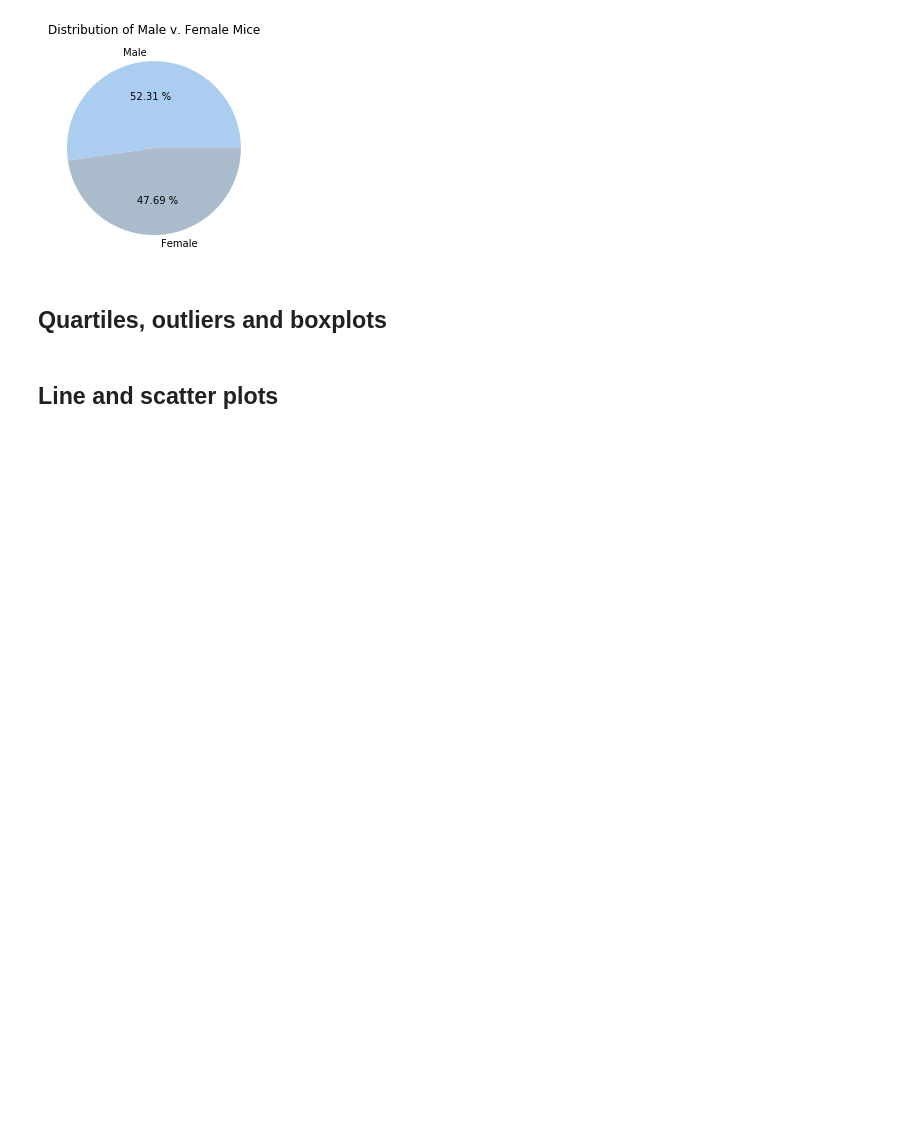
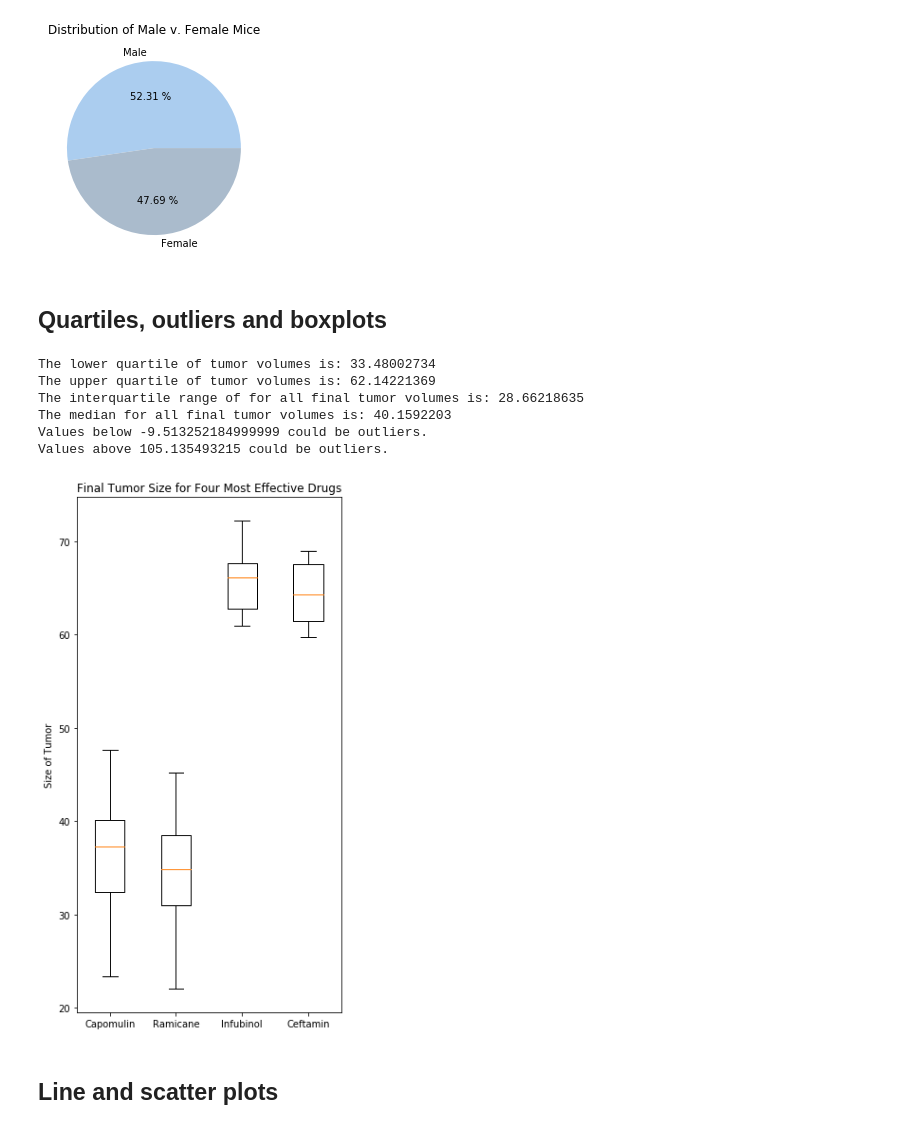
Before and after one commit to alecslaney/matplotlib_hw, a Jupyter notebook: Pymaceuticals/pymaceuticals_notebook.ipynb, the cells around one changed output. Drawn from its saved outputs; the diff is of its cells as text; code cells hidden in the pictures; blank space fills up the shorter version.

Commit message:
Added boxplot and IQR calculations

```diff
--- a/Pymaceuticals/pymaceuticals_notebook.ipynb
+++ b/Pymaceuticals/pymaceuticals_notebook.ipynb
@@ -109,3 +111,48 @@ plt.show()
+# %%
+# Calculate the final tumor volume of each mouse across four of the most promising treatment regimens. Calculate the IQR and quantitatively determine if there are any potential outliers.
+completed_df = combined_df.loc[combined_df.Timepoint == 45, :]
+promising = ['Capomulin', 'Ramicane', 'Infubinol', 'Ceftamin']
+promising_df = completed_df.loc[completed_df.Drug.isin(promising), :]
+promising_df.head(10)
+
+tumor_volume = promising_df.Tumor_Volume
+quartiles = tumor_volume.quantile([.25,.5,.75])
+lowerq = quartiles[0.25]
+upperq = quartiles[0.75]
+iqr = upperq-lowerq
+
+print(f"The lower quartile of tumor volumes is: {lowerq}")
+print(f"The upper quartile of tumor volumes is: {upperq}")
+print(f"The interquartile range of for all final tumor volumes is: {iqr}")
+print(f"The median for all final tumor volumes is: {quartiles[0.5]} ")
+
+lower_bound = lowerq - (1.5*iqr)
+upper_bound = upperq + (1.5*iqr)
+print(f"Values below {lower_bound} could be outliers.")
+print(f"Values above {upper_bound} could be outliers.")
+# %% [output]
+The lower quartile of tumor volumes is: 33.48002734
+The upper quartile of tumor volumes is: 62.14221369
+The interquartile range of for all final tumor volumes is: 28.66218635
+The median for all final tumor volumes is: 40.1592203
+Values below -9.513252184999999 could be outliers.
+Values above 105.135493215 could be outliers.
+# %%
+# Generate a box plot of the final tumor volume of each mouse across four regimens of interest
+Capomulin = completed_df.loc[completed_df.Drug == "Capomulin", "Tumor_Volume"]
+Ramicane = completed_df.loc[completed_df.Drug == "Ramicane", "Tumor_Volume"]
+Infubinol = completed_df.loc[completed_df.Drug == "Infubinol", "Tumor_Volume"]
+Ceftamin = completed_df.loc[completed_df.Drug == "Ceftamin", "Tumor_Volume"]
+
+plt.figure(figsize=(5,10))
+
+plt.title("Final Tumor Size for Four Most Effective Drugs")
+plt.ylabel("Size of Tumor")
+
+plt.boxplot([Capomulin, Ramicane, Infubinol, Ceftamin], labels=promising)
+plt.show()
+# %% [output]
+[figure, added]
 # %% [markdown]
 ## Line and scatter plots
 # %%
```
Also changed, not shown: parts of 6 cells of this notebook.
